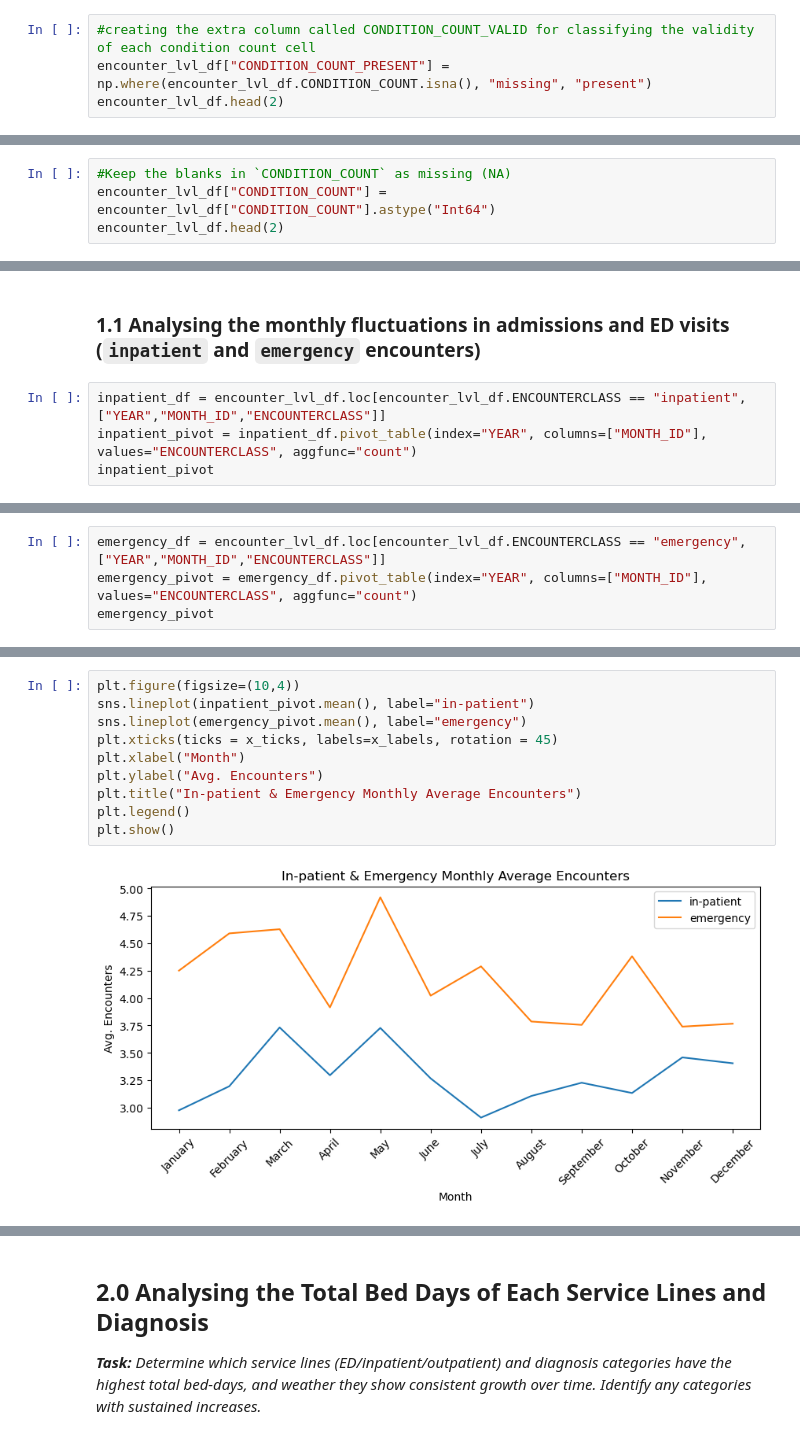
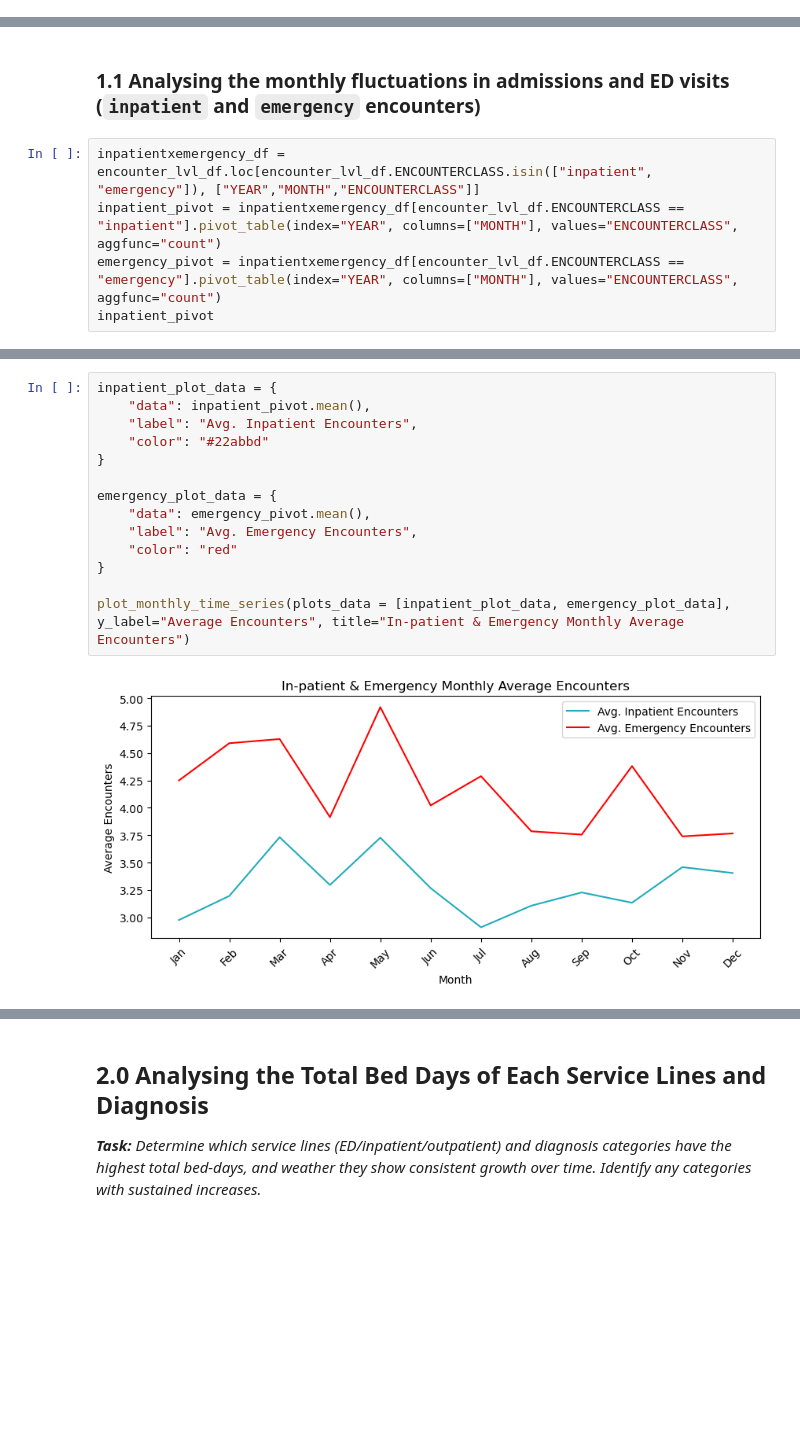
Before and after one commit to kaymighty86/hospital-network-EDA-project, a Jupyter notebook: hospital-encounter-level-data-analysis.ipynb, the cells around one changed output, grey strips where cells are left out. Cells and saved outputs as stored; diff of their text form; blank space fills up the shorter version.

```diff
--- a/hospital-encounter-level-data-analysis.ipynb
+++ b/hospital-encounter-level-data-analysis.ipynb
@@ -207,4 +174,0 @@ To enable analysis involving `CONDITION_COUNT`, an extra attribute called `CONDI
-# %%
-#creating the extra column called CONDITION_COUNT_VALID for classifying the validity of each condition count cell
-encounter_lvl_df["CONDITION_COUNT_PRESENT"] = np.where(encounter_lvl_df.CONDITION_COUNT.isna(), "missing", "present")
-encounter_lvl_df.head(2)
@@ -215,4 +174,0 @@ encounter_lvl_df.head(2)
-# %%
-#Keep the blanks in `CONDITION_COUNT` as missing (NA)
-encounter_lvl_df["CONDITION_COUNT"] = encounter_lvl_df["CONDITION_COUNT"].astype("Int64")
-encounter_lvl_df.head(2)
@@ -340,7 +326,8 @@ ___Task:__ Analyse and compare the monthly fluctuations in admissions, ED visits
 # %% [markdown]
 ### 1.1 Analysing the monthly fluctuations in admissions and ED visits (`inpatient` and `emergency` encounters)
 # %%
-inpatient_df = encounter_lvl_df.loc[encounter_lvl_df.ENCOUNTERCLASS == "inpatient", ["YEAR","MONTH_ID","ENCOUNTERCLASS"]]
-inpatient_pivot = inpatient_df.pivot_table(index="YEAR", columns=["MONTH_ID"], values="ENCOUNTERCLASS", aggfunc="count")
+inpatientxemergency_df = encounter_lvl_df.loc[encounter_lvl_df.ENCOUNTERCLASS.isin(["inpatient", "emergency"]), ["YEAR","MONTH","ENCOUNTERCLASS"]]
+inpatient_pivot = inpatientxemergency_df[encounter_lvl_df.ENCOUNTERCLASS == "inpatient"].pivot_table(index="YEAR", columns=["MONTH"], values="ENCOUNTERCLASS", aggfunc="count")
+emergency_pivot = inpatientxemergency_df[encounter_lvl_df.ENCOUNTERCLASS == "emergency"].pivot_table(index="YEAR", columns=["MONTH"], values="ENCOUNTERCLASS", aggfunc="count")
 inpatient_pivot
 # %% [output]
@@ -358,7 +345,3 @@ inpatient_pivot
 | 2020 | 8.0 | 10.0 | 5.0 | 8.0 | 11.0 | 7.0 | 9.0 | 12.0 | 8.0 | 11.0 | 17.0 | ... |
 | 2021 | 12.0 | 11.0 | 9.0 | 11.0 | 15.0 | 8.0 | 6.0 | 7.0 | 11.0 | 8.0 | 4.0 | ... |
 66 rows × 12 columns
-# %%
-emergency_df = encounter_lvl_df.loc[encounter_lvl_df.ENCOUNTERCLASS == "emergency", ["YEAR","MONTH_ID","ENCOUNTERCLASS"]]
-emergency_pivot = emergency_df.pivot_table(index="YEAR", columns=["MONTH_ID"], values="ENCOUNTERCLASS", aggfunc="count")
-emergency_pivot
@@ -380,13 +348,17 @@ emergency_pivot
 # %%
-plt.figure(figsize=(10,4))
-sns.lineplot(inpatient_pivot.mean(), label="in-patient")
-sns.lineplot(emergency_pivot.mean(), label="emergency")
-plt.xticks(ticks = x_ticks, labels=x_labels, rotation = 45)
-plt.xlabel("Month")
-plt.ylabel("Avg. Encounters")
-plt.title("In-patient & Emergency Monthly Average Encounters")
-plt.legend()
-plt.show()
+inpatient_plot_data = {
+    "data": inpatient_pivot.mean(),
+    "label": "Avg. Inpatient Encounters",
+    "color": "#22abbd"
+}
+
+emergency_plot_data = {
+    "data": emergency_pivot.mean(),
+    "label": "Avg. Emergency Encounters",
+    "color": "red"
+}
+
+plot_monthly_time_series(plots_data = [inpatient_plot_data, emergency_plot_data], y_label="Average Encounters", title="In-patient & Emergency Monthly Average Encounters")
 # %% [output]
-[figure, old version]
+[figure, new version]
 # %% [markdown]
```
Also changed, not shown: parts of 77 cells of this notebook.
